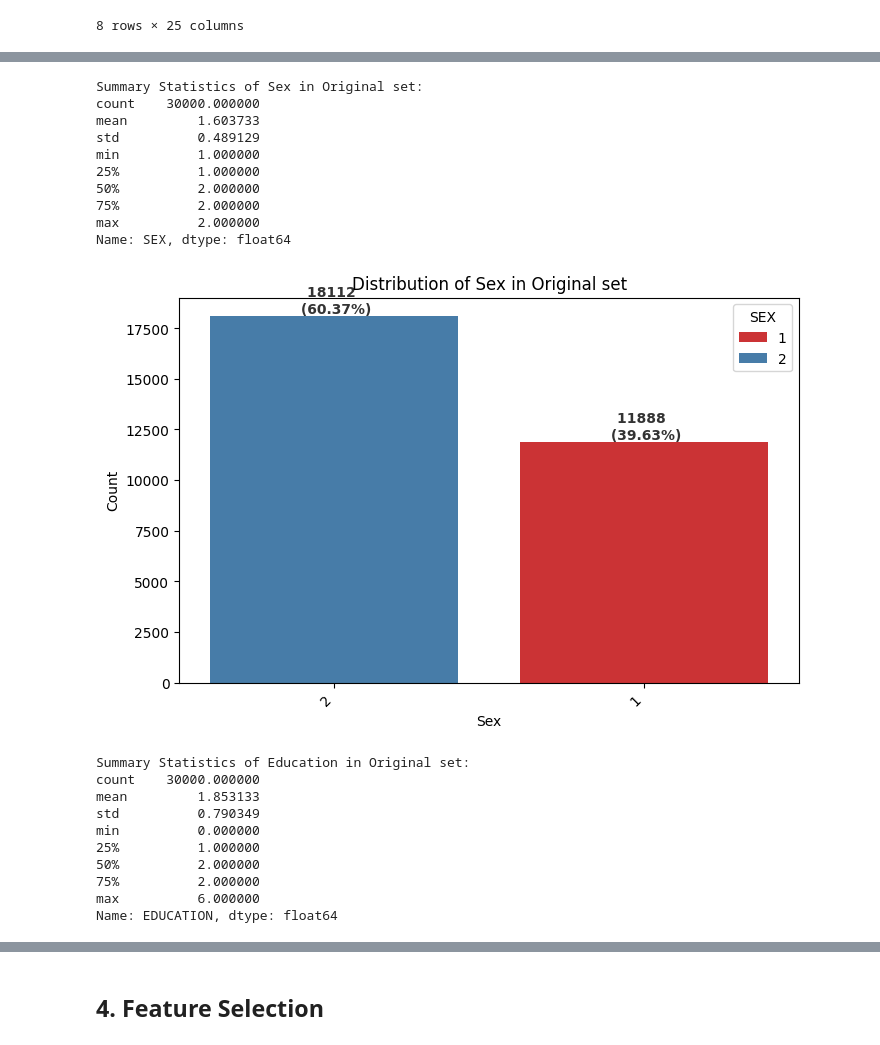
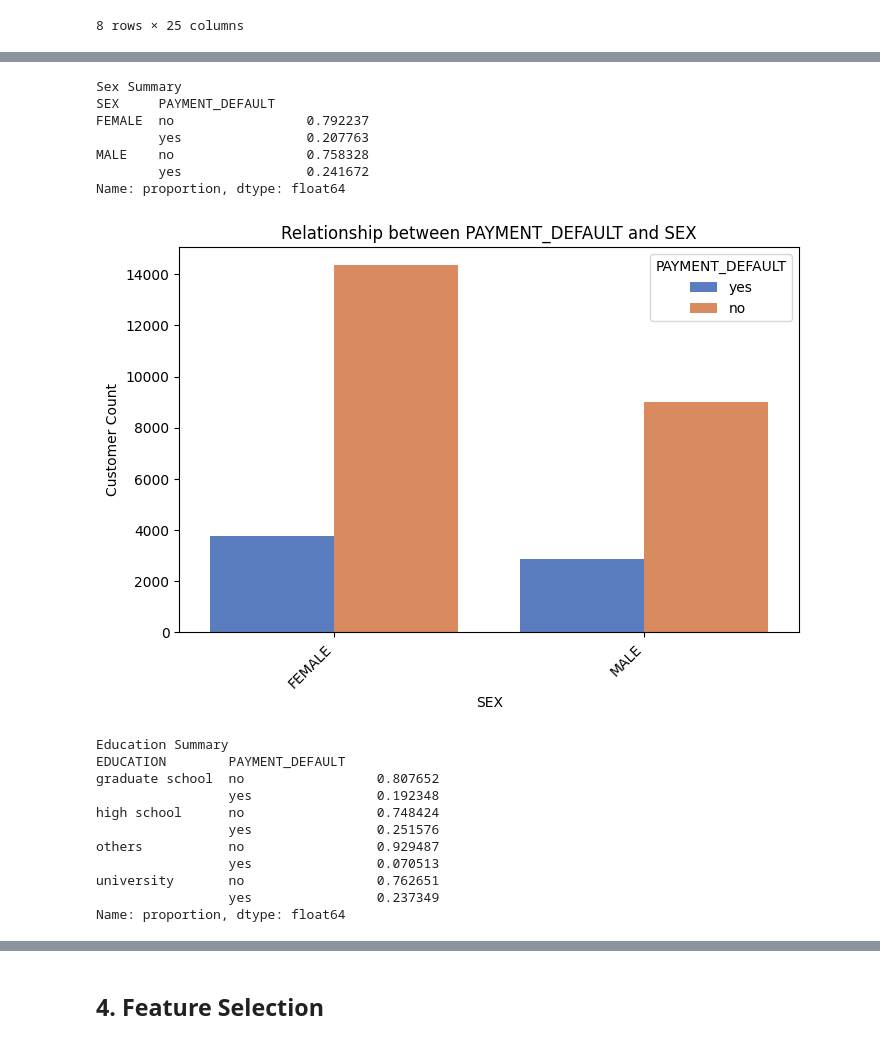
Before and after one commit to Nelkit/36103-AT2-data-analysis-project, a Jupyter notebook: 36103_AT2B_data_analysis_project.ipynb, the cells around one changed output, grey strips where cells are left out. Saved outputs shown, nothing was run; the diff lists cells and outputs as text; code cells hidden in the pictures.

```diff
--- a/36103_AT2B_data_analysis_project.ipynb
+++ b/36103_AT2B_data_analysis_project.ipynb
@@ -89,0 +51,12 @@ You can now save your data files in: /content/gdrive/MyDrive/36103/assignment/AT
+# %%
+# Do not modify this code
+!pip install -q utstd
+
+from utstd.folders import *
+from utstd.ipyrenders import *
+
+at = AtFolder(
+    course_code=36103,
+    assignment="AT2",
+)
+at.run()
@@ -245,5 +246,5 @@ def get_corr_of_predictors_and_target(method, data, target_name, predictors_name
 # %%
-original_df = pd.read_csv(folder_path / "UCI_Credit_Card.csv")
+original_df = pd.read_csv(at.folder_path / "UCI_Credit_Card.csv")
 # %% [markdown]
 ## 3. Exploratory Data Analysis (EDA)
 # %% [markdown]
@@ -299,7 +355,13 @@ original_df.describe()
 # %%
 num_cols = list(original_df.select_dtypes(include=['int64', 'float64']).columns)
 cat_cols = ['SEX', 'EDUCATION', 'MARRIAGE']
-target_col = 'default.payment.next.month'
+original_target_col = 'default.payment.next.month'
+target_col = 'PAYMENT_DEFAULT'
+
+# Convert the target variable to IS_DEFAULTER
+if original_target_col in original_df.columns:
+  original_df[target_col] = original_df[original_target_col]
+  original_df.drop(original_target_col,axis = 1, inplace=True)
 
 # Remove categorical columns from num_cols
 num_cols = [col for col in num_cols if col not in cat_cols + ['ID', target_col]]
@@ -392,0 +387,16 @@ Name: PAY_4, dtype: float64
+# %%
+cat_df = original_df[cat_cols].copy()
+cat_df[target_col] = original_df[target_col]
+
+replace_dict = {
+    'SEX': {1: 'MALE', 2: 'FEMALE'},
+    'EDUCATION': {1: 'graduate school', 2: 'university', 3: 'high school'},
+    'MARRIAGE': {1: 'married', 2: 'single'},
+    'PAYMENT_DEFAULT': {0: 'no', 1: 'yes'}
+}
+
+for col in replace_dict:
+    cat_df[col] = original_df[col].map(replace_dict[col]).fillna('others')
+
+for col in cat_cols:
+    plotting_cat_feature_distributions(cat_df, col, dataset_name="set")
@@ -393,25 +454,23 @@ Name: PAY_4, dtype: float64
 # %%
 for col in cat_cols:
-  plotting_cat_feature_distributions(original_df, col, dataset_name="Original set")
+  plotting_target_and_predictors(cat_df, col, target_col, 'muted')
 # %% [output]
-Summary Statistics of Sex in Original set:
-count    30000.000000
-mean         1.603733
-std          0.489129
-min          1.000000
-25%          1.000000
-50%          2.000000
-75%          2.000000
-max          2.000000
-Name: SEX, dtype: float64
+Sex Summary
+SEX     PAYMENT_DEFAULT
+FEMALE  no                 0.792237
+        yes                0.207763
+MALE    no                 0.758328
+        yes                0.241672
+Name: proportion, dtype: float64
-[figure, old version]
+[figure, new version]
-Summary Statistics of Education in Original set:
-count    30000.000000
-mean         1.853133
-std          0.790349
-min          0.000000
-25%          1.000000
-50%          2.000000
-75%          2.000000
-max          6.000000
-Name: EDUCATION, dtype: float64
+Education Summary
+EDUCATION        PAYMENT_DEFAULT
+graduate school  no                 0.807652
+                 yes                0.192348
+high school      no                 0.748424
+                 yes                0.251576
+others           no                 0.929487
+                 yes                0.070513
+university       no                 0.762651
+                 yes                0.237349
+Name: proportion, dtype: float64
```
Also changed, not shown: parts of 35 cells of this notebook.
